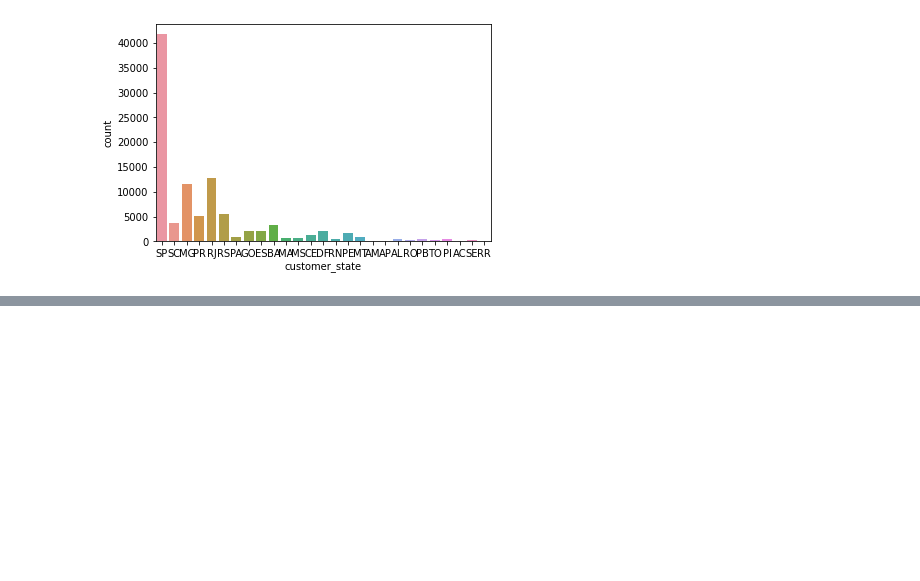
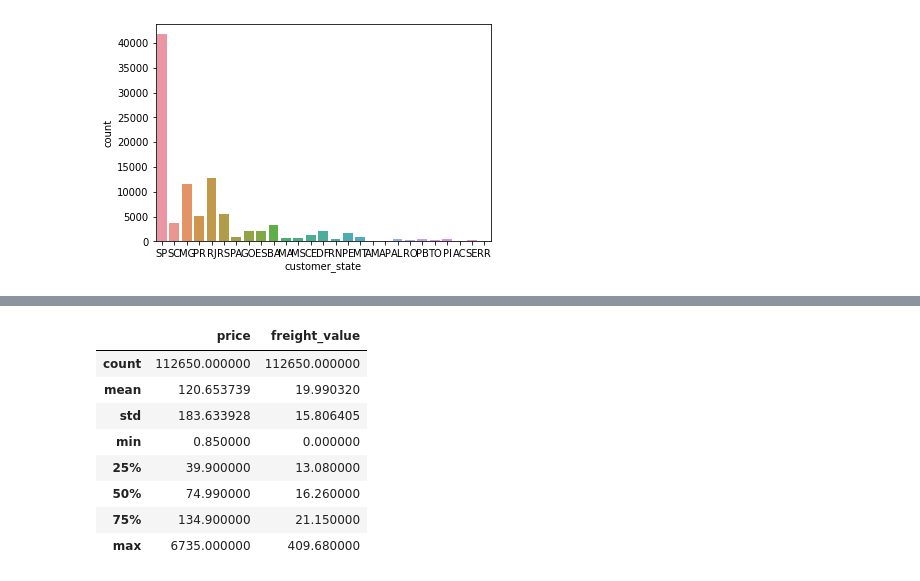
Before and after one commit to peaugust/INE5644-data-mining, a Jupyter notebook: Exploration.ipynb, the cells around one changed output, grey strips where cells are left out. Drawn from its saved outputs; the diff is of its cells as text; code cells hidden in the pictures; blank space fills up the shorter version.

```diff
--- a/Exploration.ipynb
+++ b/Exploration.ipynb
@@ -104,0 +79,13 @@ sns.countplot(x='seller_state',data=sellers)
+# %%
+items_v2 = items.drop(columns=['order_item_id'])
+items_v2.describe()
+# %% [output]
+|  | price | freight_value |
+| count | 112650.000000 | 112650.000000 |
+| mean | 120.653739 | 19.990320 |
+| std | 183.633928 | 15.806405 |
+| min | 0.850000 | 0.000000 |
+| 25% | 39.900000 | 13.080000 |
+| 50% | 74.990000 | 16.260000 |
+| 75% | 134.900000 | 21.150000 |
+| max | 6735.000000 | 409.680000 |
```
Also changed, not shown: parts of 21 cells of this notebook.
